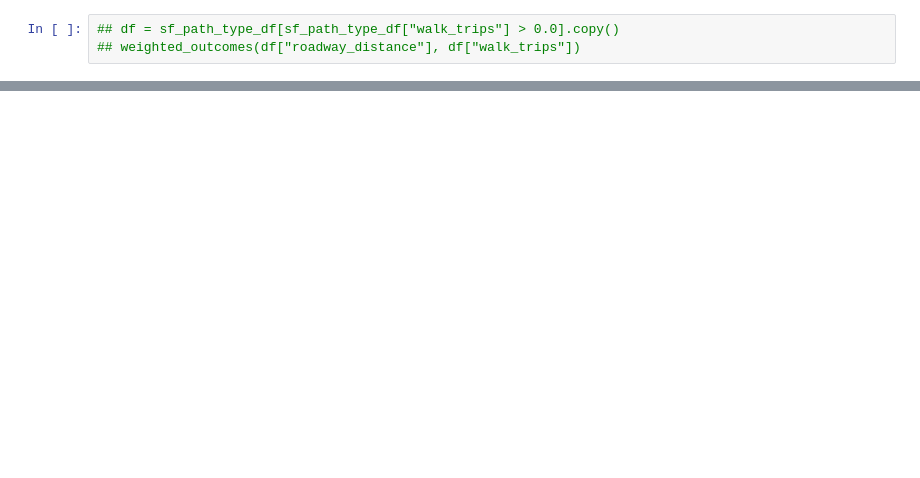
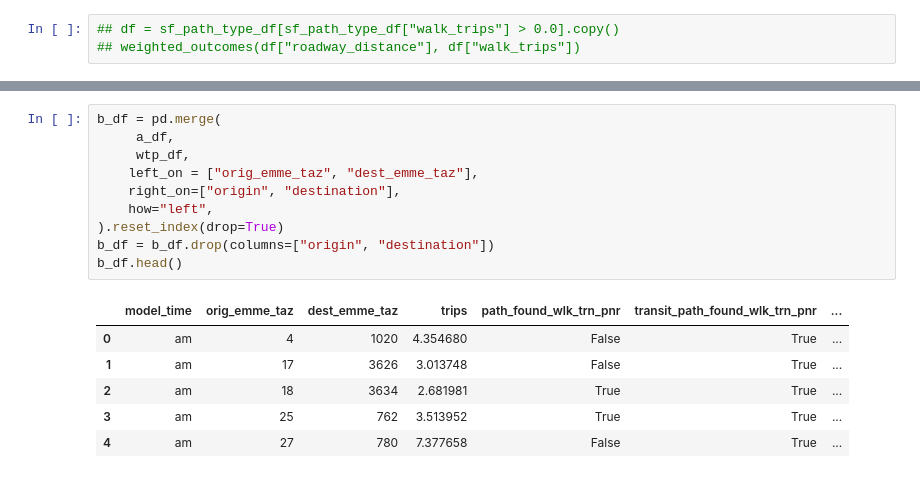
Before and after one commit to BayAreaMetro/tm2py, a Jupyter notebook: notebooks/on-board-assign-trim-observed-demand-for-congested.ipynb, the cells around one changed output, grey strips where cells are left out. Drawn from its saved outputs; the diff is of its cells as text; blank space fills up the shorter version.

```diff
--- a/notebooks/on-board-assign-trim-observed-demand-for-congested.ipynb
+++ b/notebooks/on-board-assign-trim-observed-demand-for-congested.ipynb
@@ -303,0 +366,17 @@ dtype: float64
+# %%
+b_df = pd.merge(
+     a_df,
+     wtp_df,
+    left_on = ["orig_emme_taz", "dest_emme_taz"],
+    right_on=["origin", "destination"],
+    how="left",
+).reset_index(drop=True)
+b_df = b_df.drop(columns=["origin", "destination"])
+b_df.head()
+# %% [output]
+|  | model_time | orig_emme_taz | dest_emme_taz | trips | path_found_wlk_trn_pnr | transit_path_found_wlk_trn_pnr | ... |
+| 0 | am | 4 | 1020 | 4.354680 | False | True | ... |
+| 1 | am | 17 | 3626 | 3.013748 | False | True | ... |
+| 2 | am | 18 | 3634 | 2.681981 | True | True | ... |
+| 3 | am | 25 | 762 | 3.513952 | True | True | ... |
+| 4 | am | 27 | 780 | 7.377658 | False | True | ... |
```
Also changed, not shown: parts of 17 cells of this notebook, 3 other files.
